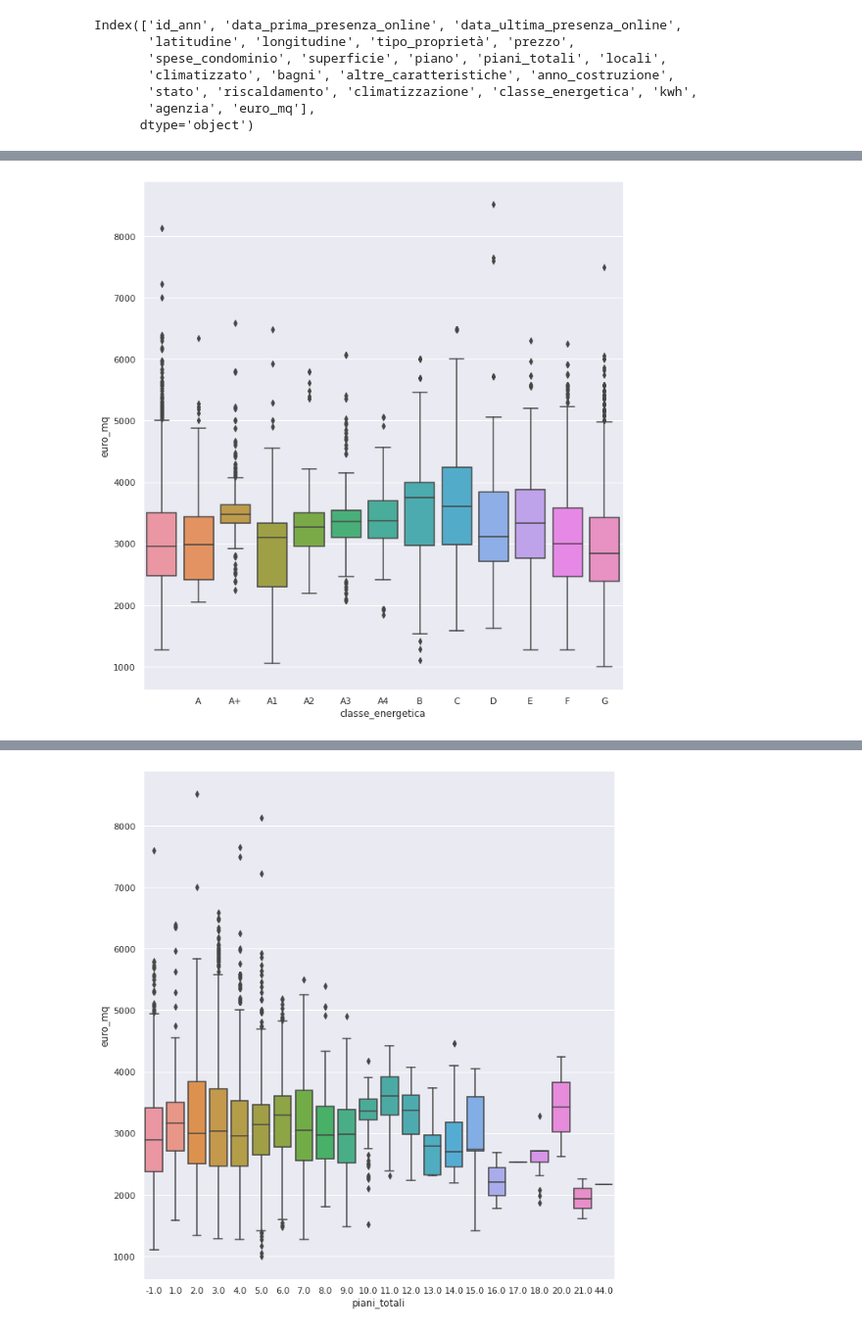
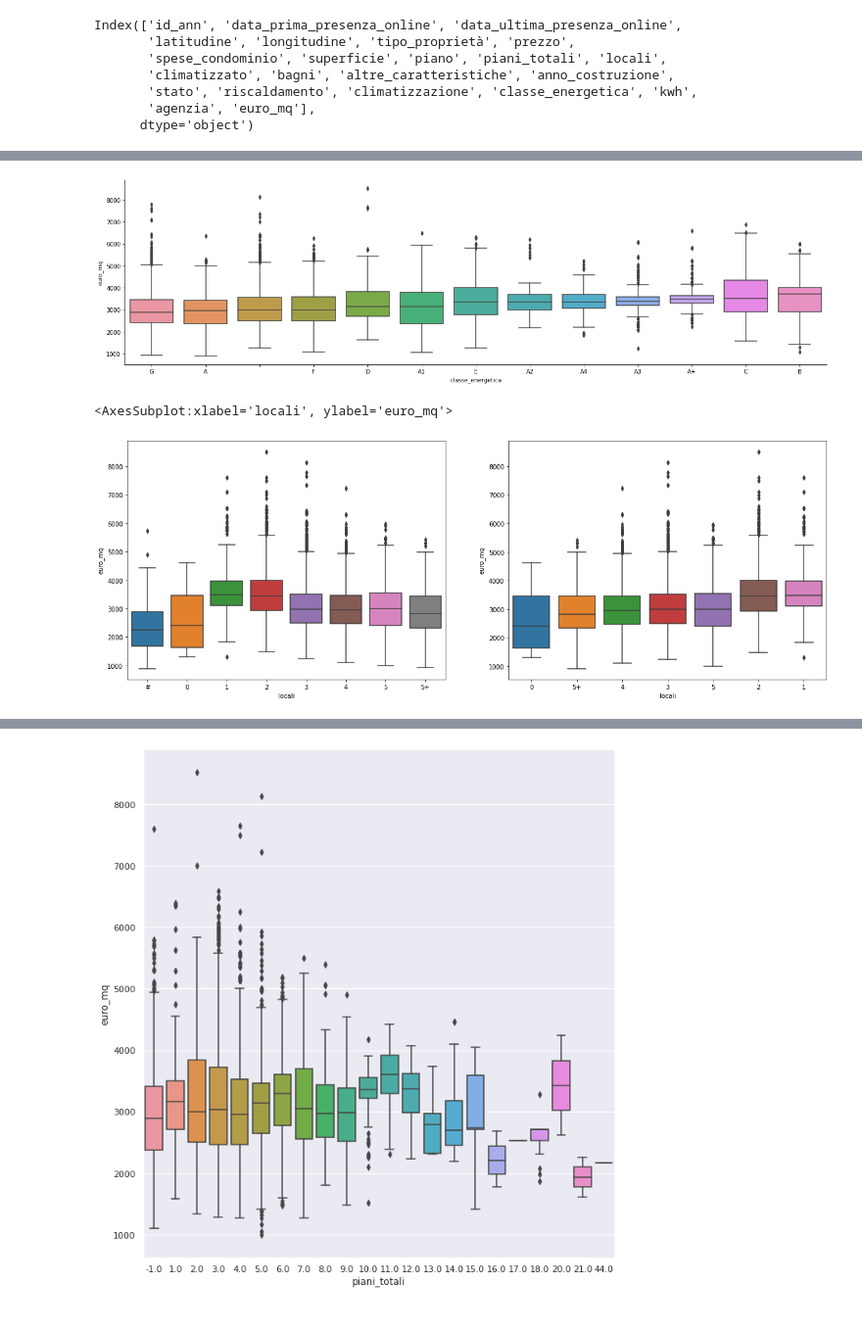
Before and after one commit to mattcond/training-repo, a Jupyter notebook: immobiliare-v2/main_eda_notebook.ipynb, the cells around one changed output, grey strips where cells are left out. Shown: that part at 98% size. Drawn from its saved outputs; the diff is of its cells as text; code cells hidden in the pictures.

```diff
--- a/immobiliare-v2/main_eda_notebook.ipynb
+++ b/immobiliare-v2/main_eda_notebook.ipynb
@@ -37,6 +45,10 @@ def count_limit_plot(input_df, plot_dim, first_n = 10):
                ).fig.set_size_inches(25,5)
 
     pass
+# %%
+def get_sorted_level(df, key, sort_col):
+
+    return df.groupby(key)[sort_col].median().sort_values().index
 # %%
 config = {
   'user': 'scraper',
@@ -212,11 +232,35 @@ Index(['id_ann', 'data_prima_presenza_online', 'data_ultima_presenza_online',
 # %%
 sns.catplot(
     x = 'classe_energetica',
     y = 'euro_mq',
     kind = 'box',
-    order = [i.strip() for i in sorted([i.ljust(2,' ') for i in bologna_appartamento_masked['classe_energetica'].unique()])],
-    data = bologna_appartamento_masked).fig.set_size_inches(10,10)
+    #order = [i.strip() for i in sorted([i.ljust(2,' ') for i in bologna_appartamento_masked['classe_energetica'].unique()])],
+    order = get_sorted_level(bologna_appartamento_masked, 'classe_energetica', 'euro_mq'),
+    data = bologna_appartamento_masked).fig.set_size_inches(20,5)
 # %% [output]
-[figure, old version]
+[figure, new version]
+# %%
+fig, ax = plt.subplots(1, 2)
+
+fig.set_size_inches(20,7)
+
+sns.boxplot(
+    x = 'locali',
+    y = 'euro_mq',
+    #kind = 'box',
+    ax = ax[0],
+    order = sorted(bologna_appartamento_masked['locali'].fillna('#').unique()),
+    data = bologna_appartamento_masked.fillna('#'))#.fig.set_size_inches(10,10)
+
+sns.boxplot(
+    x = 'locali',
+    y = 'euro_mq',
+    #kind = 'box',
+    ax = ax[1],
+    order = get_sorted_level(bologna_appartamento_masked, 'locali', 'euro_mq'), #sorted(bologna_appartamento_masked['locali'].fillna('#').unique()),
+    data = bologna_appartamento_masked.fillna('#'))
+# %% [output]
+<AxesSubplot:xlabel='locali', ylabel='euro_mq'>
+[figure, added]
 # %%
 sns.catplot(
```
Also changed, not shown: parts of 51 cells of this notebook.
